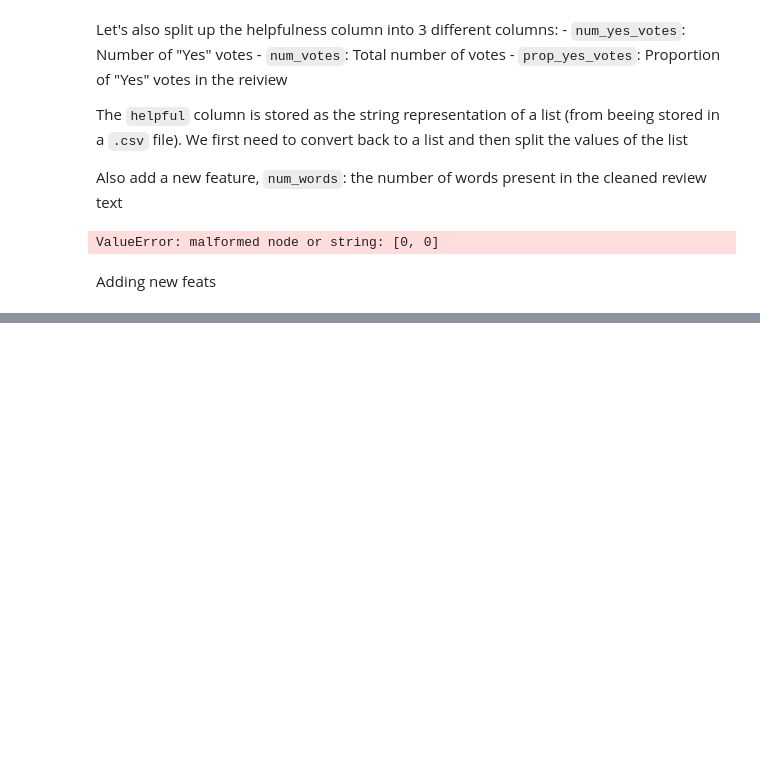
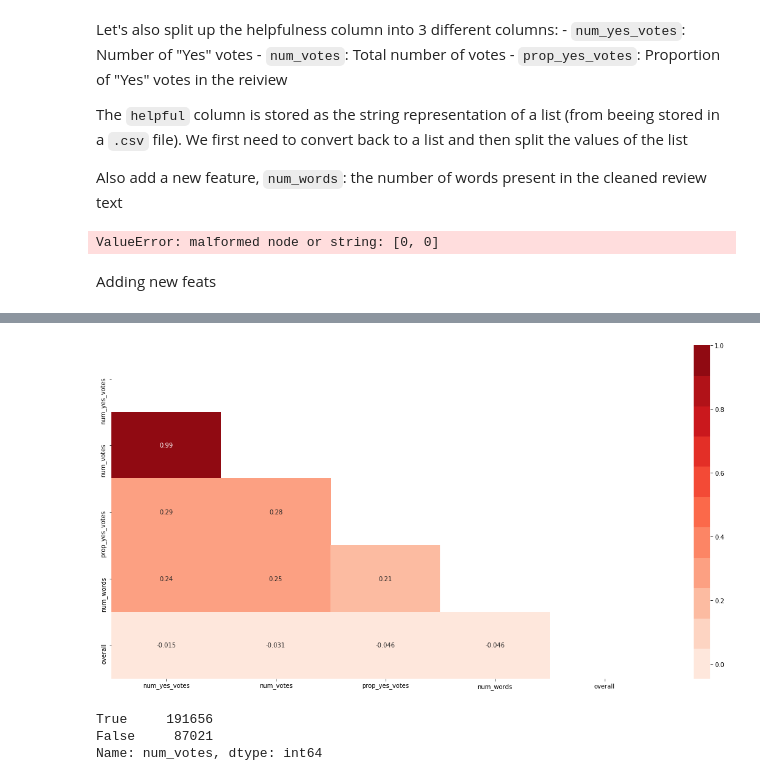
Before and after one commit to lsfischer/cleverly_challenge, a Jupyter notebook: code/cleverly_challenge.ipynb, the cells around one changed output, grey strips where cells are left out. Saved outputs shown, nothing was run; the diff lists cells and outputs as text; code cells hidden in the pictures; blank space fills up the shorter version.

Commit message:
checked correlation between feats

```diff
--- a/code/cleverly_challenge.ipynb
+++ b/code/cleverly_challenge.ipynb
@@ -119 +127,4 @@ Anyways we're going to replace this `NaN`'s with empty strings so we can interpr
+# %%
+df["reviewTime"] = pd.to_datetime(df["unixReviewTime"], unit="s")
+df.drop("unixReviewTime", axis=1, inplace=True)
 # %%
@@ -207,0 +231,27 @@ When checking the correlation between features we need to take care to assure th
+# %%
+def plot_correlation_matrix(corr_matrix):
+
+    # Generate a mask for the upper triangle
+    mask = np.zeros_like(corr_matrix, dtype = np.bool)
+    mask[np.triu_indices_from(mask)] = True
+
+    # For some reason matplot lib has a bug here
+    f,ax = plt.subplots(figsize=(20,10))
+    sns.heatmap(corr_matrix, annot = True, cmap = sns.color_palette("Reds", 11), mask=mask)
+    # fix for mpl bug that cuts off top/bottom of seaborn viz
+    b, t = plt.ylim() # discover the values for bottom and top
+    b += 0.5 # Add 0.5 to the bottom
+    t -= 0.5 # Subtract 0.5 from the top
+    plt.ylim(b, t) # update the ylim(bottom, top) values
+    plt.show() # ta-da!
+
+# I'm also removing these columns because they're either an ID or constant and have no variation
+correlation = df[["num_yes_votes", "num_votes", "prop_yes_votes", "num_words", "overall"]].corr()
+# %% [output]
+[figure, added]
+# %%
+(df["num_votes"] == 0).value_counts()
+# %% [output]
+True     191656
+False     87021
+Name: num_votes, dtype: int64
```
Also changed, not shown: parts of 12 cells of this notebook.
